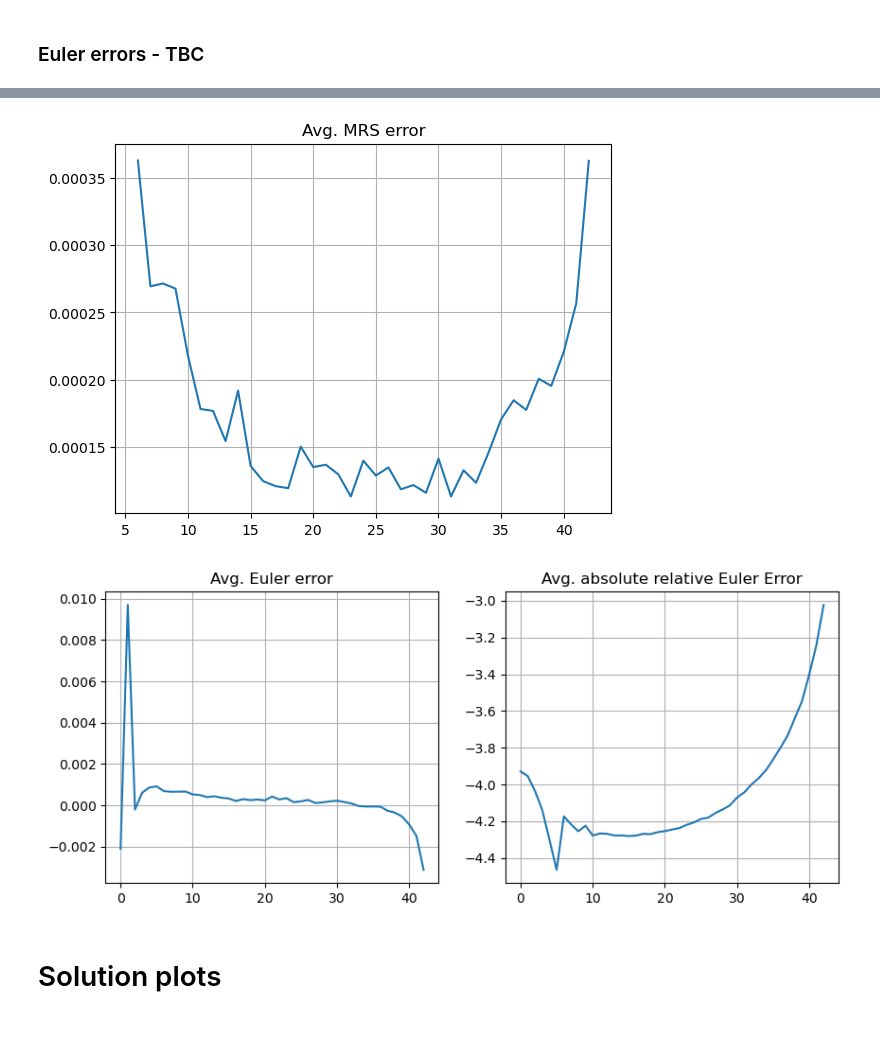
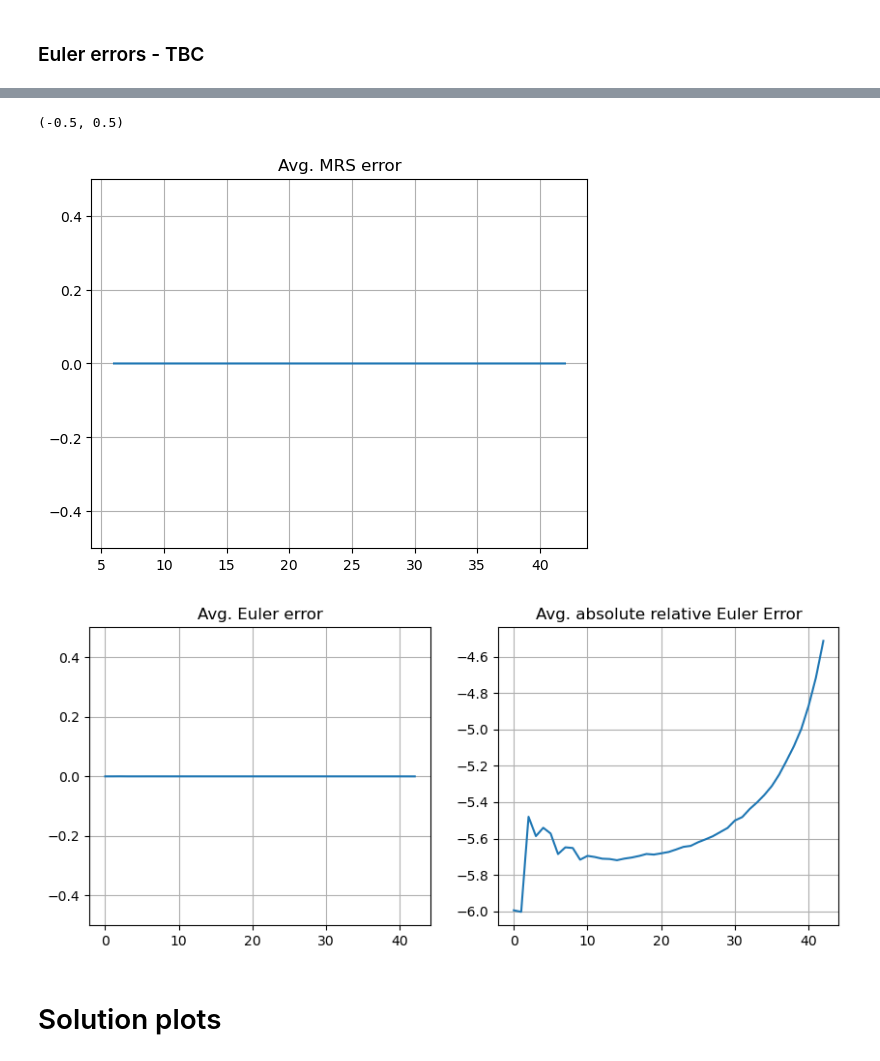
Before and after one commit to ansofol/DP_term_paper, a Jupyter notebook: main_model/test_run.ipynb, the cells around one changed output, grey strips where cells are left out. Cells and saved outputs as stored; diff of their text form; code cells hidden in the pictures; blank space fills up the shorter version.

```diff
--- a/main_model/test_run.ipynb
+++ b/main_model/test_run.ipynb
@@ -75,7 +75,7 @@ model = Model()
 model.setup()
 
 # solution and simulation specs
-model.par.Na = 50
+model.par.Na = 200
 model.par.Tmax = 45
 model.par.Tsim = model.par.Tmax
 model.par.Ntypes = 4
@@ -226,11 +198,13 @@ plt.plot(np.array(epsilon_time_ell[6:-1]))
 # %%
 fig = plt.figure()
 ax = fig.add_subplot(1,1,1)
 ax.plot(range(6,43), epsilon_MRS[:,6:-1].mean(axis=0))
 ax.set_title("Avg. MRS error")
 ax.grid()
+ax.set_ylim(-.5,.5)
 # %% [output]
+(-0.5, 0.5)
-[figure, old version]
+[figure, new version]
 # %%
 fig =plt.figure(figsize = (10,4))
 
@@ -238,6 +212,7 @@ ax = fig.add_subplot(1,2,1)
 ax.plot(Delta_time_c[:-1])
 ax.set_title('Avg. Euler error')
 ax.grid()
+ax.set_ylim(-.5,.5)
 
 ax = fig.add_subplot(1,2,2)
 ax.plot(np.array(epsilon_time_c[:-1]))
@@ -246,7 +221,7 @@ ax.grid()
 
 #fig.savefig('figs/euler_error.png')
 # %% [output]
-[figure, old version]
+[figure, new version]
 # %% [markdown]
 # Solution plots
 # %%
```
Also changed, not shown: parts of 9 cells of this notebook, 11 other files.
